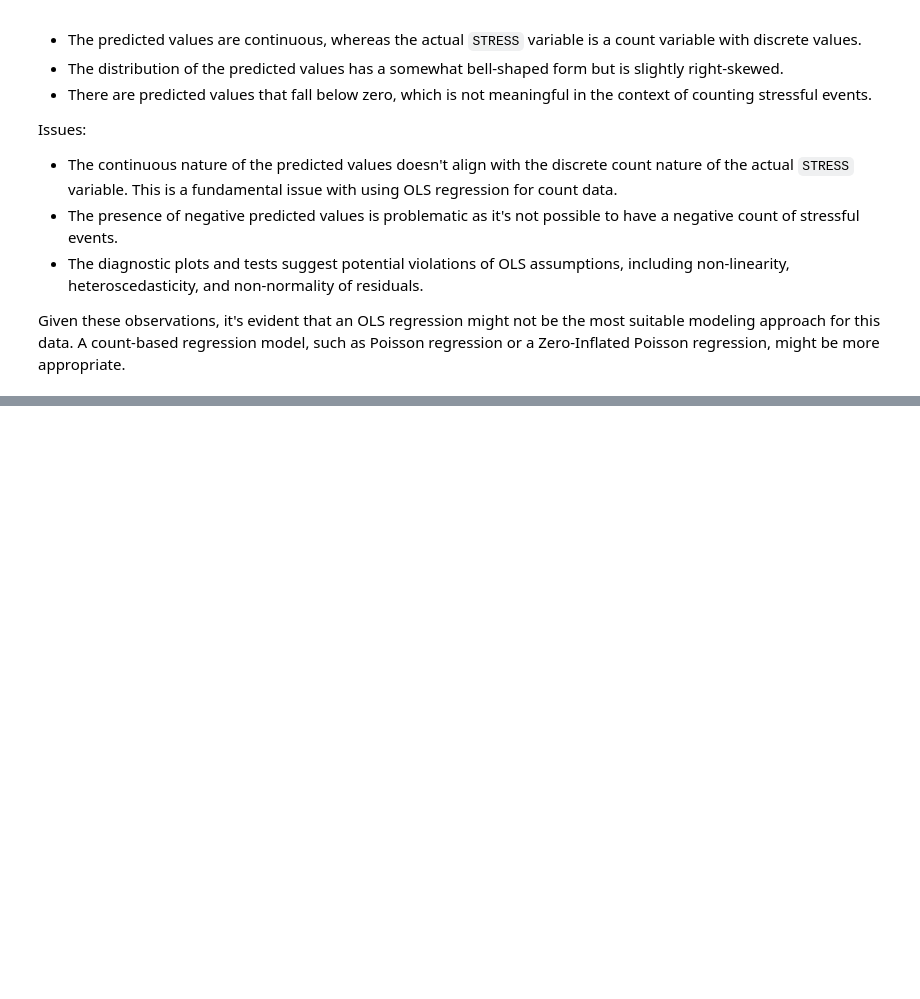
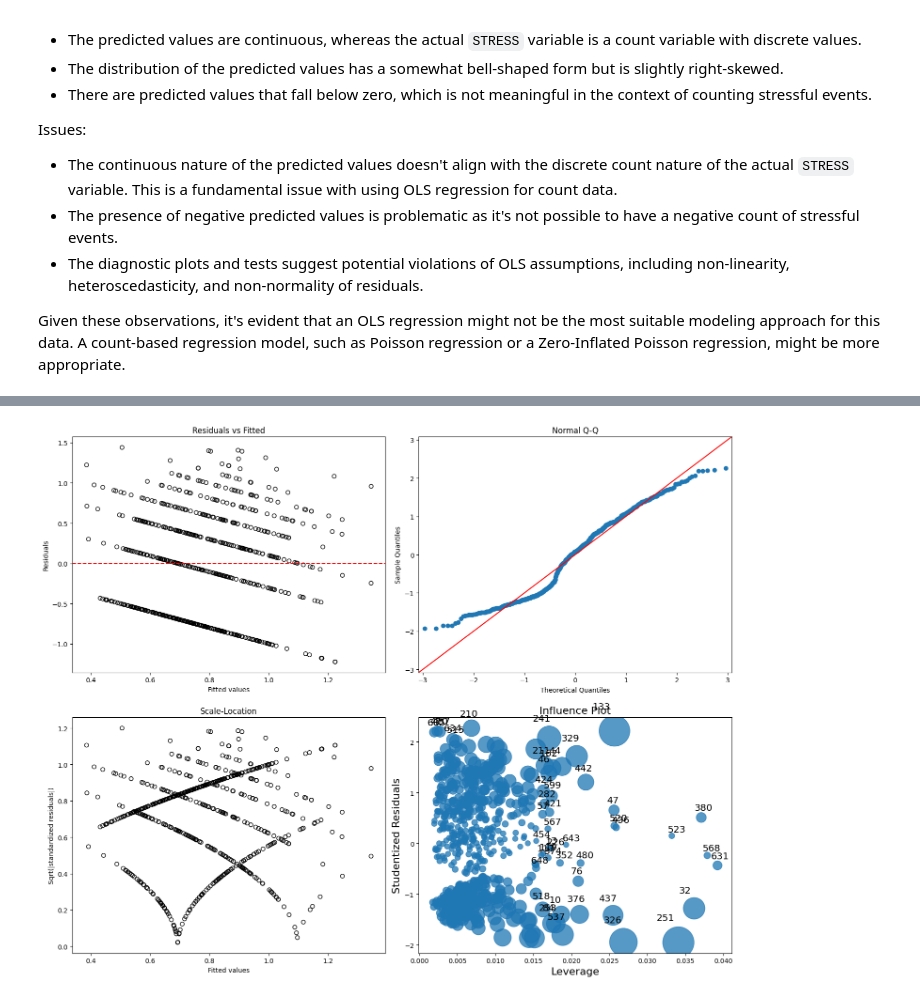
Before and after one commit to MichaelRocchio/msds_410, a Jupyter notebook: Assignment_9/rocchio_assign9.ipynb, the cells around one changed output, grey strips where cells are left out. Drawn from its saved outputs; the diff is of its cells as text; code cells hidden in the pictures; blank space fills up the shorter version.

```diff
--- a/Assignment_9/rocchio_assign9.ipynb
+++ b/Assignment_9/rocchio_assign9.ipynb
@@ -176,0 +179,12 @@ Given these observations, it's evident that an OLS regression might not be the m
+# %%
+import numpy as np
+
+# Add a small constant (1) to avoid taking logarithm of zero
+data['LN_STRESS'] = np.log(data['STRESS'] + 1)
+
+# Fit the OLS regression model with transformed variable
+ln_model = smf.ols(formula="LN_STRESS ~ COHES + ESTEEM + GRADES + SATTACH", data=data)
+ln_results = ln_model.fit()
+
+# Display the model summary
+ln_results.summary()
@@ -176,0 +235,20 @@ Given these observations, it's evident that an OLS regression might not be the m
+# %%
+
+fig, ax = plt.subplots(2, 2, figsize=(15, 12))
+ax[0, 0].scatter(ln_results.fittedvalues, ln_results.resid, edgecolors = 'k', facecolors = 'none')
+ax[0, 0].set_title('Residuals vs Fitted')
+ax[0, 0].set_xlabel('Fitted values')
+ax[0, 0].set_ylabel('Residuals')
+ax[0, 0].axhline(y = 0, color = 'red', linestyle = '--')
+sm.qqplot(ln_results.resid, line='45', fit=True, ax=ax[0, 1])
+ax[0, 1].set_title('Normal Q-Q')
+ax[1, 0].scatter(ln_results.fittedvalues, abs(ln_results.resid)**0.5, edgecolors = 'k', facecolors = 'none')
+ax[1, 0].set_title('Scale-Location')
+ax[1, 0].set_xlabel('Fitted values')
+ax[1, 0].set_ylabel('Sqrt(|standardized residuals|)')
+sm.graphics.influence_plot(ln_results, criterion="cooks", ax=ax[1, 1])
+
+plt.tight_layout()
+plt.show()
+# %% [output]
+[figure, added]
```
Also changed, not shown: parts of 12 cells of this notebook.
